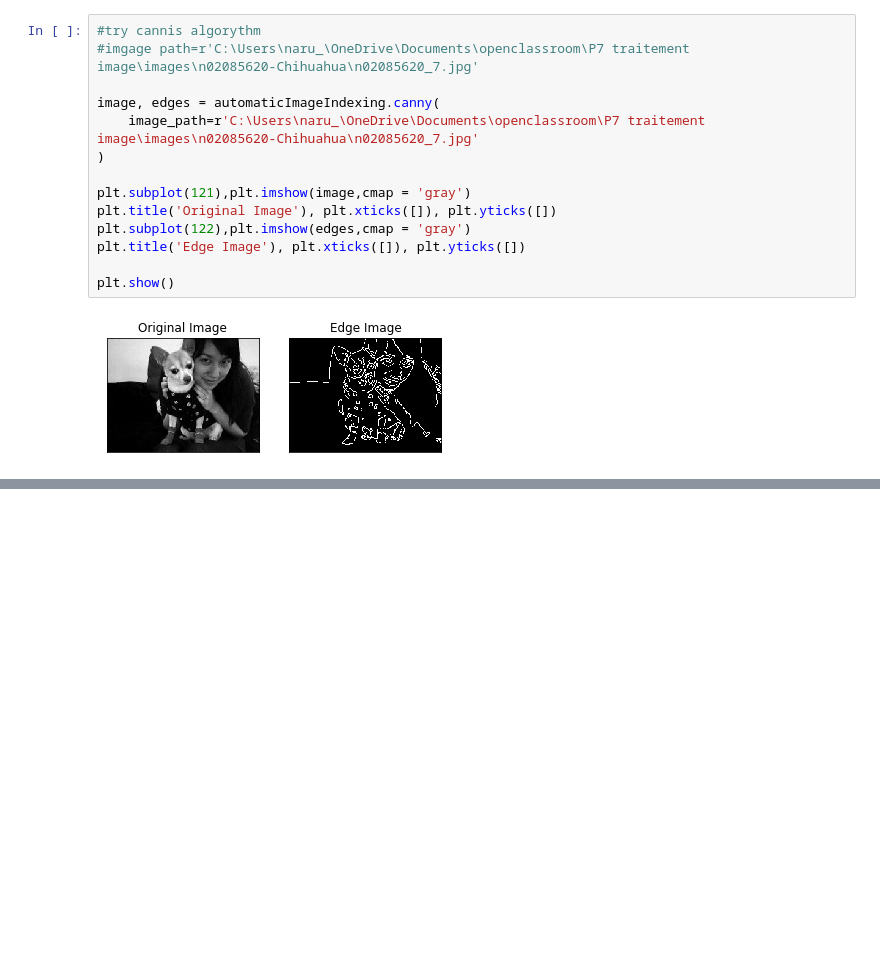
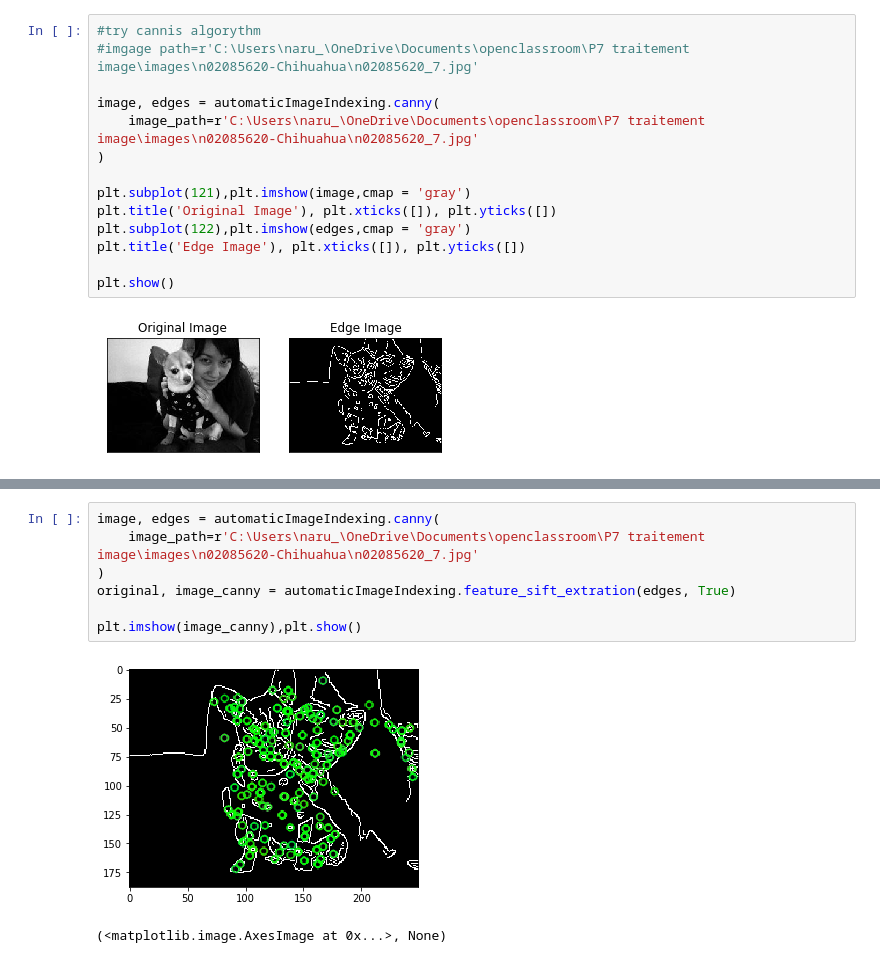
Before and after one commit to EricJacquesPro/AutomaticImageIndexing, a Jupyter notebook: WorkingNotebook.ipynb, the cells around one changed output, grey strips where cells are left out. Drawn from its saved outputs; the diff is of its cells as text; blank space fills up the shorter version.

```diff
--- a/WorkingNotebook.ipynb
+++ b/WorkingNotebook.ipynb
@@ -76,0 +95,10 @@ plt.show()
+# %%
+image, edges = automaticImageIndexing.canny(
+    image_path=r'C:\Users\naru_\OneDrive\Documents\openclassroom\P7 traitement image\images\n02085620-Chihuahua\n02085620_7.jpg'
+)
+original, image_canny = automaticImageIndexing.feature_sift_extration(edges, True)
+
+plt.imshow(image_canny),plt.show()
+# %% [output]
+[figure, added]
+(<matplotlib.image.AxesImage at 0x...>, None)
```
Also changed, not shown: parts of 29 cells of this notebook, 1 other file.
